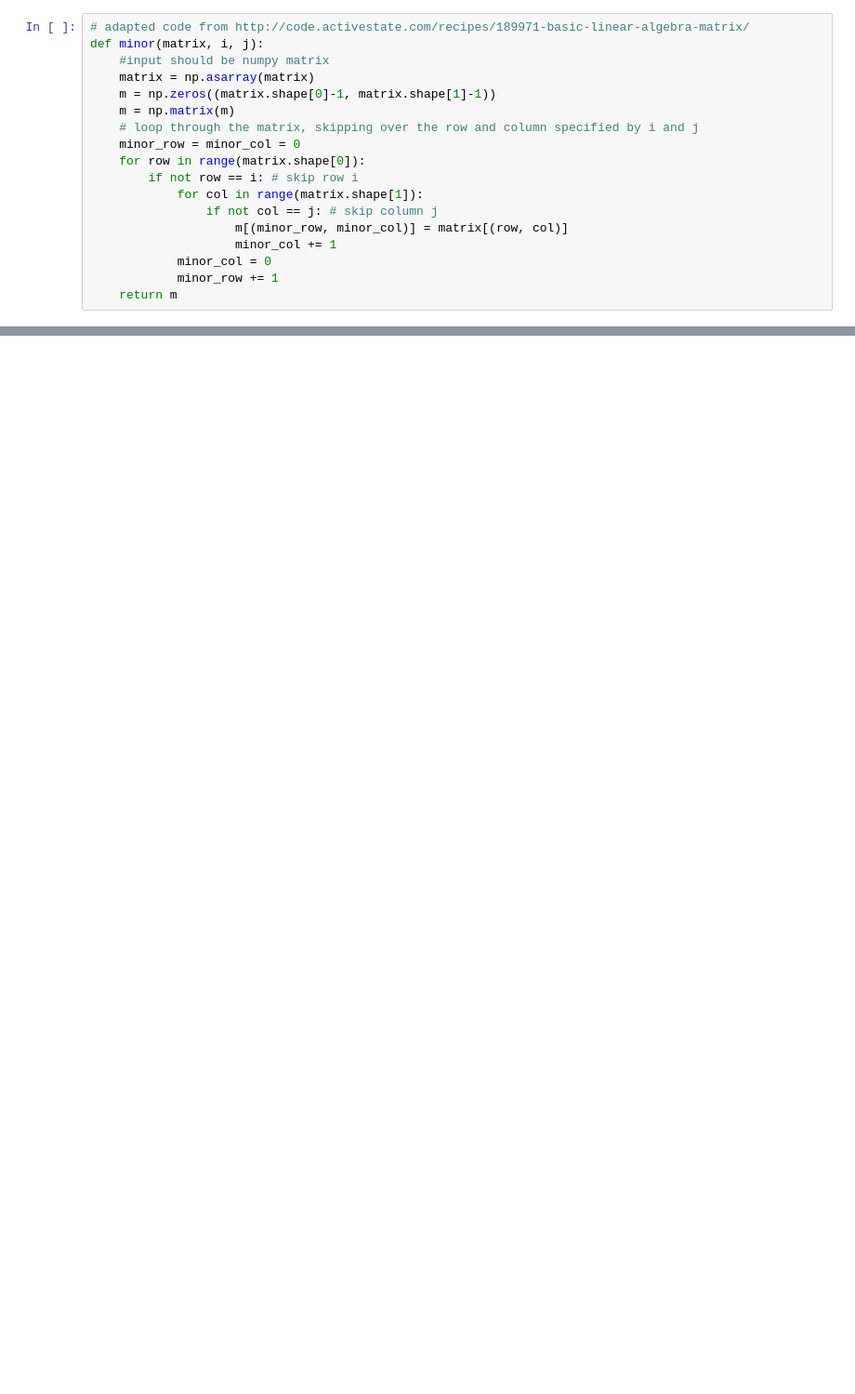
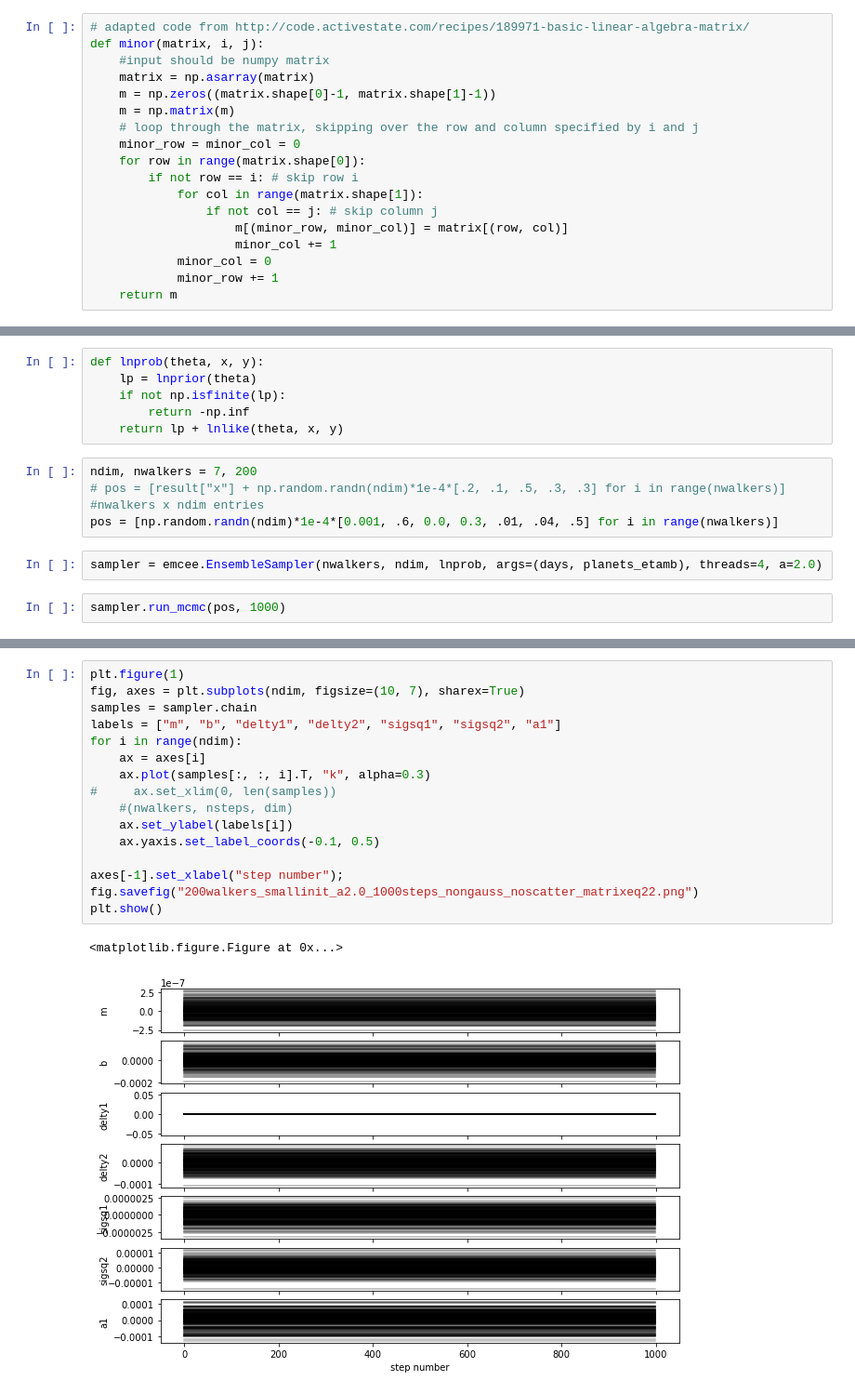
Before and after one commit to rebeccachen0/asiaa, a Jupyter notebook: matrix_eq22.ipynb, the cells around one changed output, grey strips where cells are left out. Shown: that part at 93% size. Saved outputs shown, nothing was run; the diff lists cells and outputs as text; blank space fills up the shorter version.

Commit message:
matrix version up

```diff
--- a/matrix_eq22.ipynb
+++ b/matrix_eq22.ipynb
@@ -76,0 +121,14 @@ def lnlike(theta, x, y):
+# %%
+def lnprob(theta, x, y):
+    lp = lnprior(theta)
+    if not np.isfinite(lp):
+        return -np.inf
+    return lp + lnlike(theta, x, y)
+# %%
+ndim, nwalkers = 7, 200
+# pos = [result["x"] + np.random.randn(ndim)*1e-4*[.2, .1, .5, .3, .3] for i in range(nwalkers)] #nwalkers x ndim entries
+pos = [np.random.randn(ndim)*1e-4*[0.001, .6, 0.0, 0.3, .01, .04, .5] for i in range(nwalkers)]
+# %%
+sampler = emcee.EnsembleSampler(nwalkers, ndim, lnprob, args=(days, planets_etamb), threads=4, a=2.0)
+# %%
+sampler.run_mcmc(pos, 1000)
@@ -76,0 +153,19 @@ def lnlike(theta, x, y):
+# %%
+plt.figure(1)
+fig, axes = plt.subplots(ndim, figsize=(10, 7), sharex=True)
+samples = sampler.chain
+labels = ["m", "b", "delty1", "delty2", "sigsq1", "sigsq2", "a1"]
+for i in range(ndim):
+    ax = axes[i]
+    ax.plot(samples[:, :, i].T, "k", alpha=0.3)
+#     ax.set_xlim(0, len(samples))
+    #(nwalkers, nsteps, dim)
+    ax.set_ylabel(labels[i])
+    ax.yaxis.set_label_coords(-0.1, 0.5)
+
+axes[-1].set_xlabel("step number");
+fig.savefig("200walkers_smallinit_a2.0_1000steps_nongauss_noscatter_matrixeq22.png")
+plt.show()
+# %% [output]
+<matplotlib.figure.Figure at 0x...>
+[figure, added]
```
Also changed, not shown: parts of 11 cells of this notebook, 3 other files.
